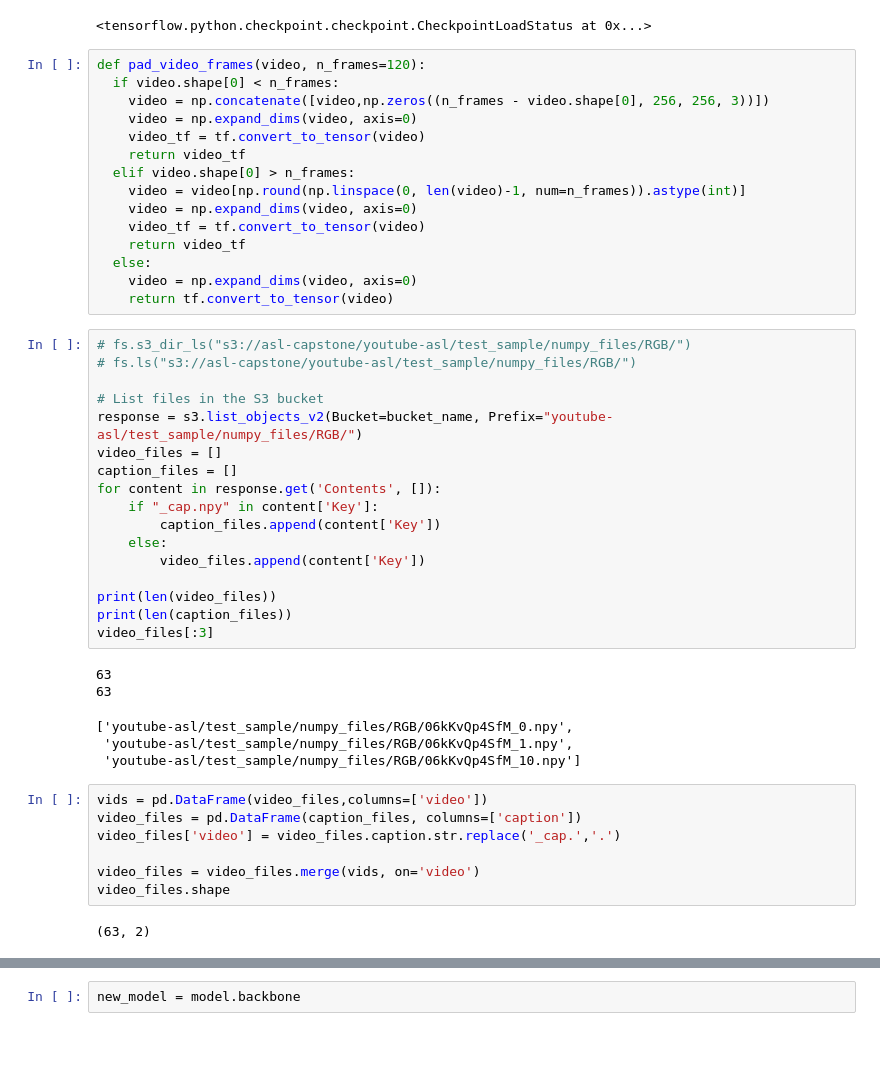
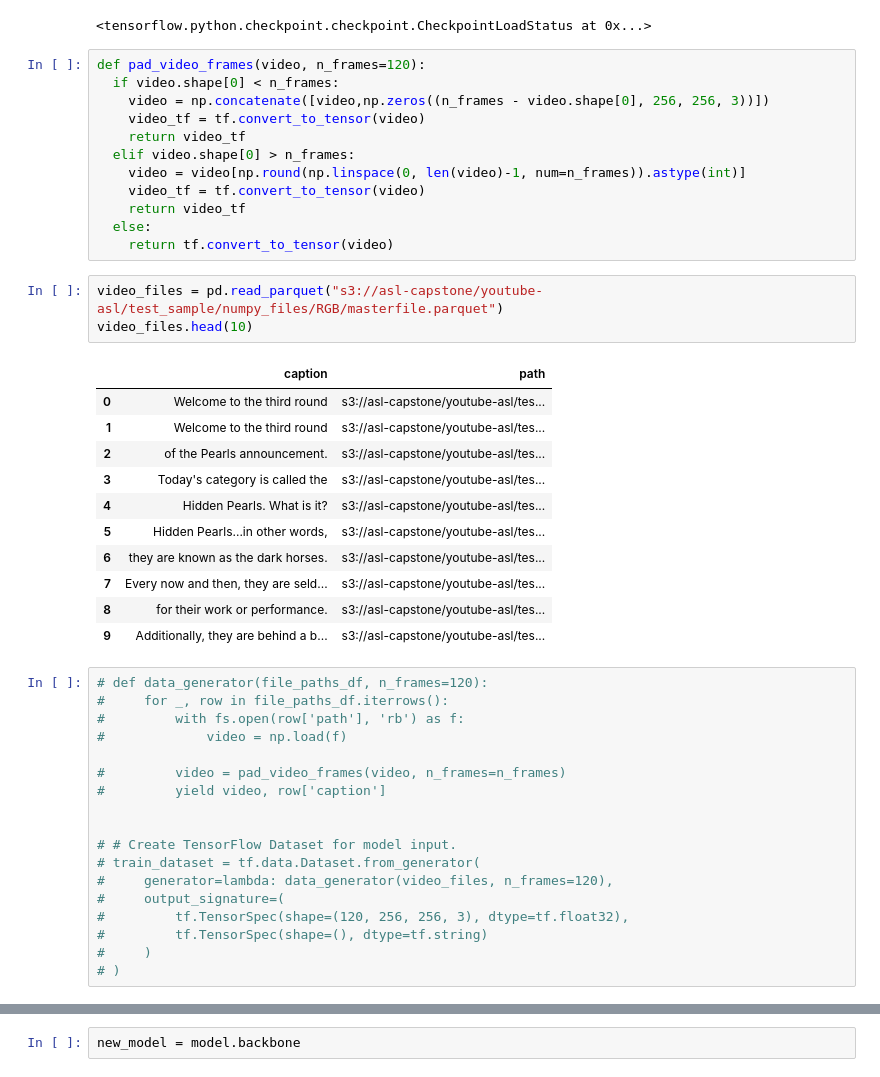
Before and after one commit to deanna-emery/ASL-Translator, a Jupyter notebook: modeling/movinet.ipynb, the cells around one changed output, grey strips where cells are left out. Drawn from its saved outputs; the diff is of its cells as text; blank space fills up the shorter version.

```diff
--- a/modeling/movinet.ipynb
+++ b/modeling/movinet.ipynb
@@ -116,47 +120,45 @@ status.assert_existing_objects_matched()
 def pad_video_frames(video, n_frames=120):
   if video.shape[0] < n_frames:
     video = np.concatenate([video,np.zeros((n_frames - video.shape[0], 256, 256, 3))])
-    video = np.expand_dims(video, axis=0)
     video_tf = tf.convert_to_tensor(video)
     return video_tf
   elif video.shape[0] > n_frames:
     video = video[np.round(np.linspace(0, len(video)-1, num=n_frames)).astype(int)]
-    video = np.expand_dims(video, axis=0)
     video_tf = tf.convert_to_tensor(video)
     return video_tf
   else:
-    video = np.expand_dims(video, axis=0)
     return tf.convert_to_tensor(video)
-# %%
-# fs.s3_dir_ls("s3://asl-capstone/youtube-asl/test_sample/numpy_files/RGB/")
-# fs.ls("s3://asl-capstone/youtube-asl/test_sample/numpy_files/RGB/")
-
-# List files in the S3 bucket
-response = s3.list_objects_v2(Bucket=bucket_name, Prefix="youtube-asl/test_sample/numpy_files/RGB/")
-video_files = []
-caption_files = []
-for content in response.get('Contents', []):
-    if "_cap.npy" in content['Key']:
-        caption_files.append(content['Key'])
-    else:
-        video_files.append(content['Key'])
-
-print(len(video_files))
-print(len(caption_files))
-video_files[:3]
-# %% [output]
-63
-63
-['youtube-asl/test_sample/numpy_files/RGB/06kKvQp4SfM_0.npy',
- 'youtube-asl/test_sample/numpy_files/RGB/06kKvQp4SfM_1.npy',
- 'youtube-asl/test_sample/numpy_files/RGB/06kKvQp4SfM_10.npy']
-# %%
-vids = pd.DataFrame(video_files,columns=['video'])
-video_files = pd.DataFrame(caption_files, columns=['caption'])
-video_files['video'] = video_files.caption.str.replace('_cap.','.')
-
-video_files = video_files.merge(vids, on='video')
-video_files.shape
-# %% [output]
-(63, 2)
+# %%
+video_files = pd.read_parquet("s3://asl-capstone/youtube-asl/test_sample/numpy_files/RGB/masterfile.parquet")
+video_files.head(10)
+# %% [output]
+|  | caption | path |
+| 0 | Welcome to the third round | s3://asl-capstone/youtube-asl/tes... |
+| 1 | Welcome to the third round | s3://asl-capstone/youtube-asl/tes... |
+| 2 | of the Pearls announcement. | s3://asl-capstone/youtube-asl/tes... |
+| 3 | Today's category is called the | s3://asl-capstone/youtube-asl/tes... |
+| 4 | Hidden Pearls. What is it? | s3://asl-capstone/youtube-asl/tes... |
+| 5 | Hidden Pearls...in other words, | s3://asl-capstone/youtube-asl/tes... |
+| 6 | they are known as the dark horses. | s3://asl-capstone/youtube-asl/tes... |
+| 7 | Every now and then, they are seld... | s3://asl-capstone/youtube-asl/tes... |
+| 8 | for their work or performance. | s3://asl-capstone/youtube-asl/tes... |
+| 9 | Additionally, they are behind a b... | s3://asl-capstone/youtube-asl/tes... |
+# %%
+# def data_generator(file_paths_df, n_frames=120):
+#     for _, row in file_paths_df.iterrows():
+#         with fs.open(row['path'], 'rb') as f:
+#             video = np.load(f)
+
+#         video = pad_video_frames(video, n_frames=n_frames)
+#         yield video, row['caption']
+
+
+# # Create TensorFlow Dataset for model input.
+# train_dataset = tf.data.Dataset.from_generator(
+#     generator=lambda: data_generator(video_files, n_frames=120),
+#     output_signature=(
+#         tf.TensorSpec(shape=(120, 256, 256, 3), dtype=tf.float32),
+#         tf.TensorSpec(shape=(), dtype=tf.string)
+#     )
+# )
 # %%
```
Also changed, not shown: parts of 15 cells of this notebook.
